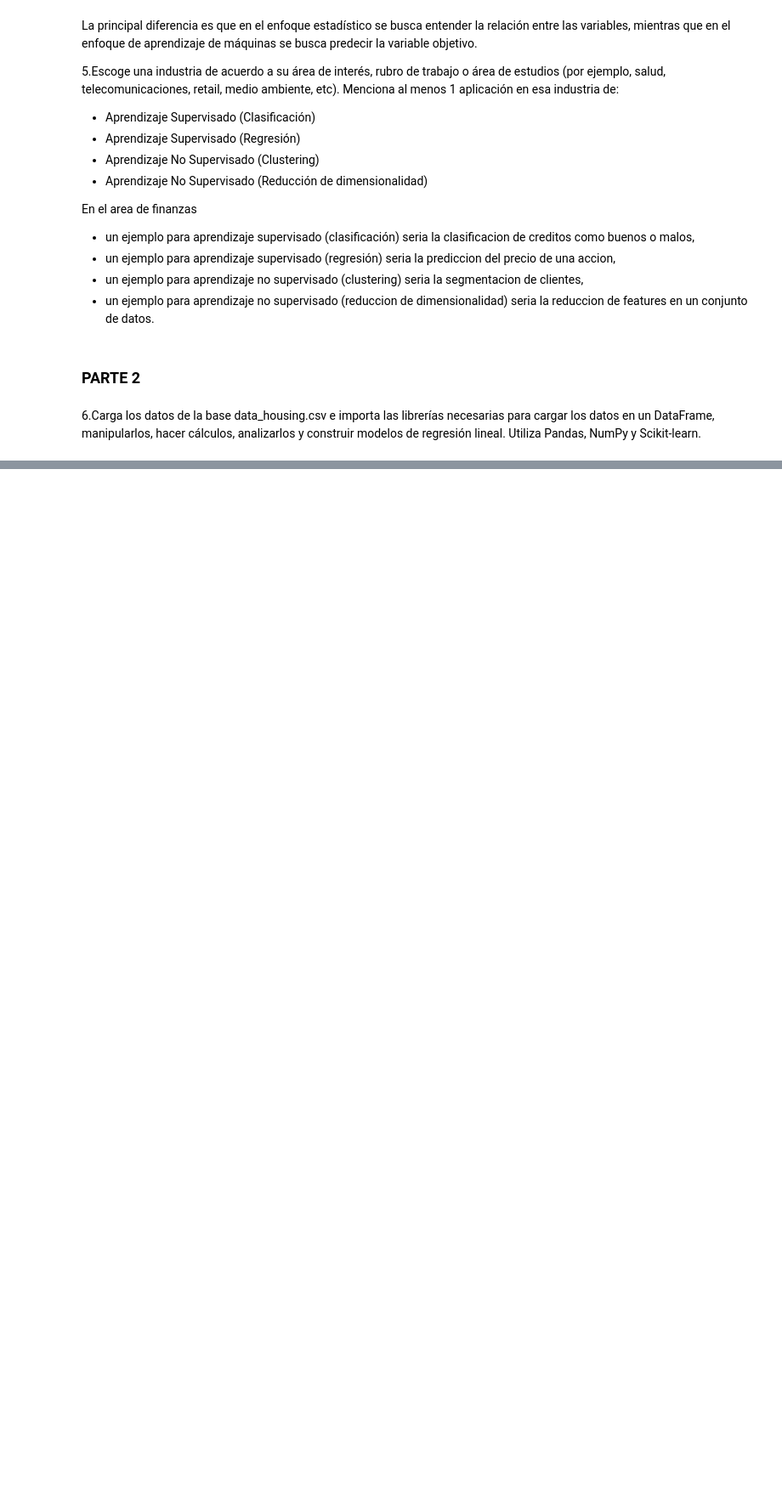
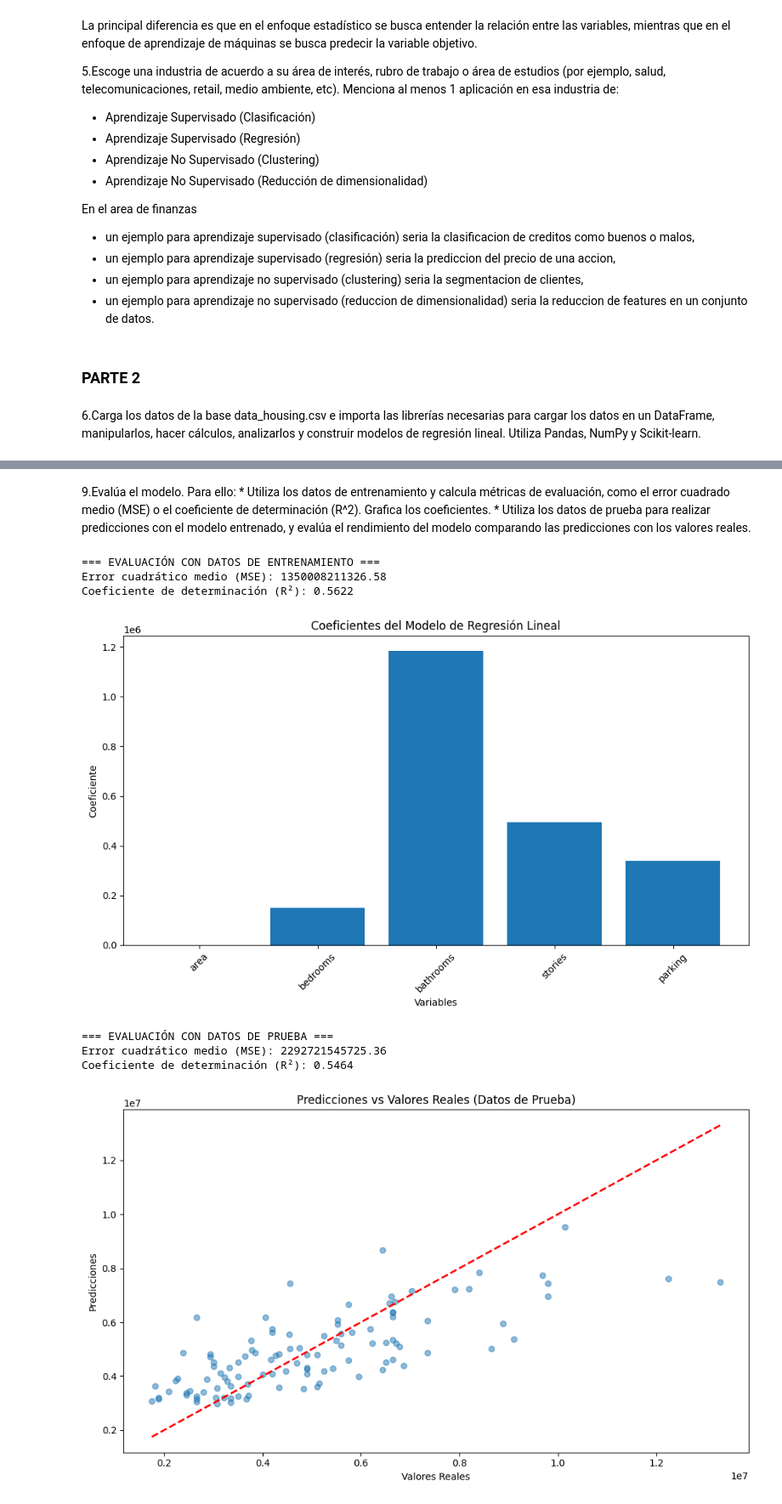
Before and after one commit to drojaslopez/DataScience, a Jupyter notebook: 5 Machine Learning (G122)/Desafio/1 Introducción al Machine Learning/Desafío - Introducción al Machine Learning.ipynb, the cells around one changed output, grey strips where cells are left out. Shown at 85% size. Drawn from its saved outputs; the diff is of its cells as text; code cells hidden in the pictures; blank space fills up the shorter version.

```diff
--- a/5 Machine Learning (G122)/Desafio/1 Introducción al Machine Learning/Desafío - Introducción al Machine Learning.ipynb
+++ b/5 Machine Learning (G122)/Desafio/1 Introducción al Machine Learning/Desafío - Introducción al Machine Learning.ipynb
@@ -108,0 +255,64 @@ df.head(10)
+# %% [markdown]
+9.Evalúa el modelo. Para ello:
+    * Utiliza los datos de entrenamiento y calcula métricas de evaluación, como el error cuadrado medio (MSE) o el coeficiente de determinación (R^2). Grafica los coeficientes.
+    * Utiliza los datos de prueba para realizar predicciones con el modelo entrenado, y evalúa el rendimiento del modelo comparando las predicciones con los valores reales.
+# %%
+from sklearn.metrics import mean_squared_error, r2_score
+
+# Evaluar el modelo con datos de entrenamiento
+y_train_pred = modelo.predict(X_train)
+mse_train = mean_squared_error(y_train, y_train_pred)
+r2_train = r2_score(y_train, y_train_pred)
+
+print("=== EVALUACIÓN CON DATOS DE ENTRENAMIENTO ===")
+print(f"Error cuadrático medio (MSE): {mse_train:.2f}")
+print(f"Coeficiente de determinación (R²): {r2_train:.4f}")
+
+# Graficar los coeficientes
+plt.figure(figsize=(10, 6))
+coeficientes = modelo.coef_
+features = X.columns
+plt.bar(features, coeficientes)
+plt.xlabel('Variables')
+plt.ylabel('Coeficiente')
+plt.title('Coeficientes del Modelo de Regresión Lineal')
+plt.xticks(rotation=45)
+plt.tight_layout()
+plt.show()
+
+# Evaluar el modelo con datos de prueba
+y_test_pred = modelo.predict(X_test)
+mse_test = mean_squared_error(y_test, y_test_pred)
+r2_test = r2_score(y_test, y_test_pred)
+
+print("\n=== EVALUACIÓN CON DATOS DE PRUEBA ===")
+print(f"Error cuadrático medio (MSE): {mse_test:.2f}")
+print(f"Coeficiente de determinación (R²): {r2_test:.4f}")
+
+# Comparar predicciones con valores reales
+plt.figure(figsize=(10, 6))
+plt.scatter(y_test, y_test_pred, alpha=0.5)
+plt.plot([y_test.min(), y_test.max()], [y_test.min(), y_test.max()], 'r--', lw=2)
+plt.xlabel('Valores Reales')
+plt.ylabel('Predicciones')
+plt.title('Predicciones vs Valores Reales (Datos de Prueba)')
+plt.tight_layout()
+plt.show()
+
+# Mostrar algunas predicciones vs valores reales
+print("\n=== COMPARACIÓN DE PREDICCIONES VS VALORES REALES (Primeras 10 muestras) ===")
+comparacion = pd.DataFrame({
+    'Valor Real': y_test.values[:10],
+    'Predicción': y_test_pred[:10],
+    'Diferencia': y_test.values[:10] - y_test_pred[:10]
+})
+print(comparacion.to_string())
+# %% [output]
+=== EVALUACIÓN CON DATOS DE ENTRENAMIENTO ===
+Error cuadrático medio (MSE): 1350008211326.58
+Coeficiente de determinación (R²): 0.5622
+[figure, added]
+=== EVALUACIÓN CON DATOS DE PRUEBA ===
+Error cuadrático medio (MSE): 2292721545725.36
+Coeficiente de determinación (R²): 0.5464
+[figure, added]
```
Also changed, not shown: parts of 7 cells of this notebook.
